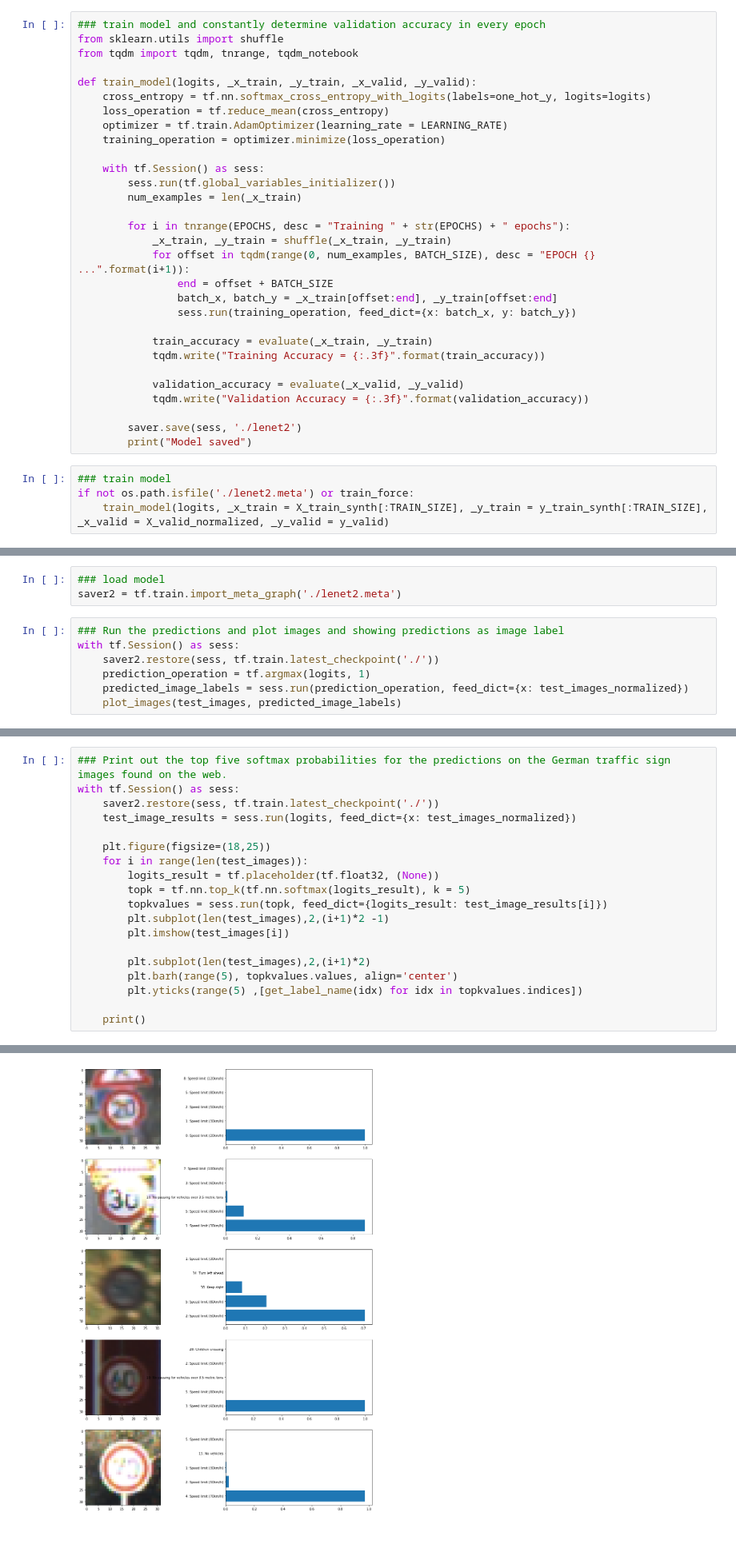
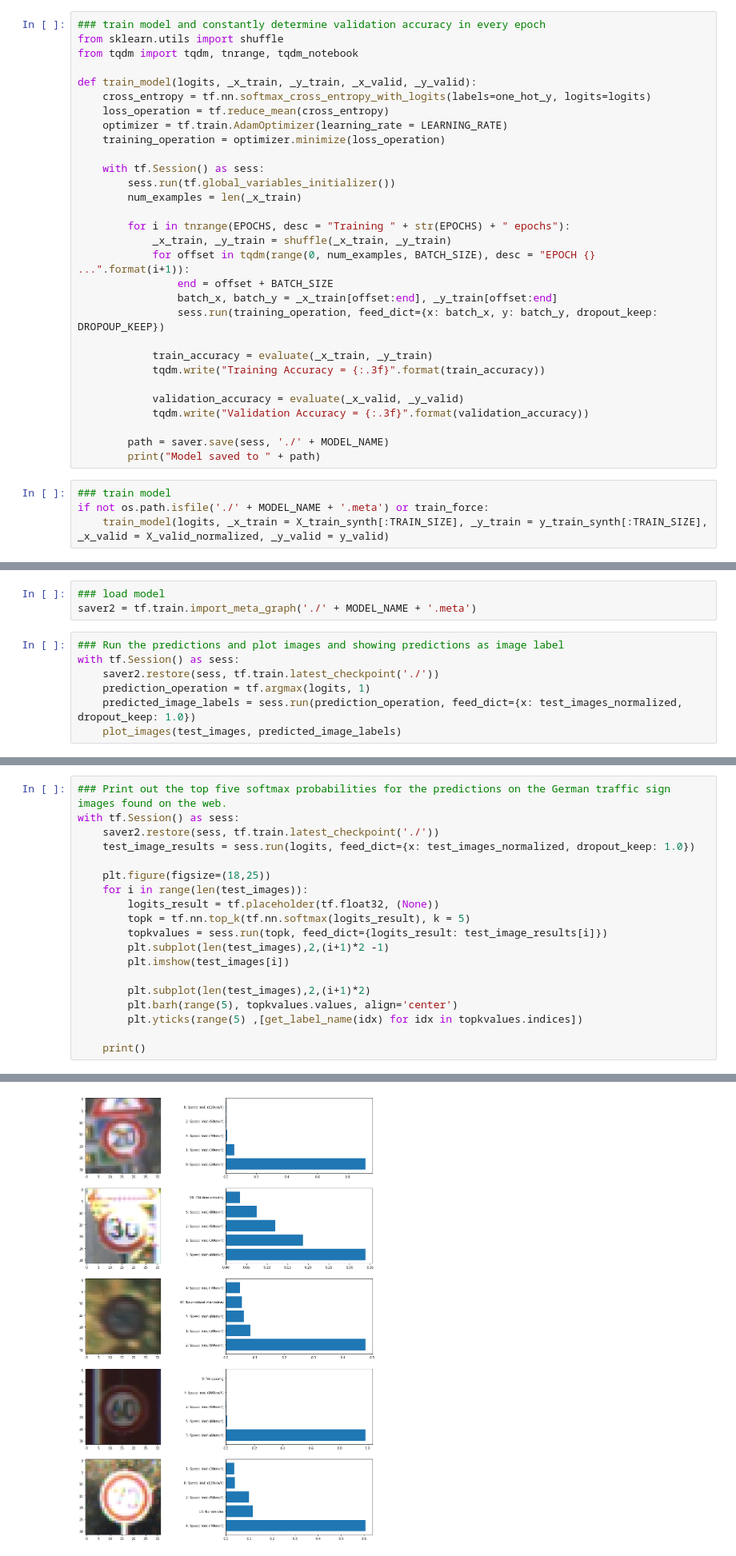
Before and after one commit to mastah43/udacity-carnd-p2, a Jupyter notebook: Traffic_Sign_Classifier.ipynb, the cells around one changed output, grey strips where cells are left out. Shown at 80% size. Drawn from its saved outputs; the diff is of its cells as text; blank space fills up the shorter version.

```diff
--- a/Traffic_Sign_Classifier.ipynb
+++ b/Traffic_Sign_Classifier.ipynb
@@ -527,7 +525,7 @@ def train_model(logits, _x_train, _y_train, _x_valid, _y_valid):
             for offset in tqdm(range(0, num_examples, BATCH_SIZE), desc = "EPOCH {} ...".format(i+1)):
                 end = offset + BATCH_SIZE
                 batch_x, batch_y = _x_train[offset:end], _y_train[offset:end]
-                sess.run(training_operation, feed_dict={x: batch_x, y: batch_y})
+                sess.run(training_operation, feed_dict={x: batch_x, y: batch_y, dropout_keep: DROPOUP_KEEP})
 
             train_accuracy = evaluate(_x_train, _y_train)
             tqdm.write("Training Accuracy = {:.3f}".format(train_accuracy))
@@ -535,11 +533,11 @@ def train_model(logits, _x_train, _y_train, _x_valid, _y_valid):
             validation_accuracy = evaluate(_x_valid, _y_valid)
             tqdm.write("Validation Accuracy = {:.3f}".format(validation_accuracy))
 
-        saver.save(sess, './lenet2')
-        print("Model saved")
+        path = saver.save(sess, './' + MODEL_NAME)
+        print("Model saved to " + path)
 # %%
 ### train model
-if not os.path.isfile('./lenet2.meta') or train_force:
+if not os.path.isfile('./' + MODEL_NAME + '.meta') or train_force:
     train_model(logits, _x_train = X_train_synth[:TRAIN_SIZE], _y_train = y_train_synth[:TRAIN_SIZE], _x_valid = X_valid_normalized, _y_valid = y_valid)
 # %% [output]
 Widget Javascript not detected.  It may not be installed or enabled properly.
@@ -644,12 +642,12 @@ plot_images(test_images, test_image_labels)
 ### Predict the Sign Type for Each Image
 # %%
 ### load model
-saver2 = tf.train.import_meta_graph('./lenet2.meta')
+saver2 = tf.train.import_meta_graph('./' + MODEL_NAME + '.meta')
 # %%
 ### Run the predictions and plot images and showing predictions as image label
 with tf.Session() as sess:
     saver2.restore(sess, tf.train.latest_checkpoint('./'))
     prediction_operation = tf.argmax(logits, 1)
-    predicted_image_labels = sess.run(prediction_operation, feed_dict={x: test_images_normalized})
+    predicted_image_labels = sess.run(prediction_operation, feed_dict={x: test_images_normalized, dropout_keep: 1.0})
     plot_images(test_images, predicted_image_labels)
 # %% [output]
@@ -673,7 +671,7 @@ Accuracy for the new images:1.0
 ### Print out the top five softmax probabilities for the predictions on the German traffic sign images found on the web.
 with tf.Session() as sess:
     saver2.restore(sess, tf.train.latest_checkpoint('./'))
-    test_image_results = sess.run(logits, feed_dict={x: test_images_normalized})
+    test_image_results = sess.run(logits, feed_dict={x: test_images_normalized, dropout_keep: 1.0})
 
     plt.figure(figsize=(18,25))
     for i in range(len(test_images)):
@@ -693,4 +691,4 @@ INFO:tensorflow:Restoring parameters from ./lenet2
-[figure, old version]
+[figure, new version]
 # %% [markdown]
 ### Project Writeup
 
```
Also changed, not shown: parts of 16 cells of this notebook, 3 other files.
